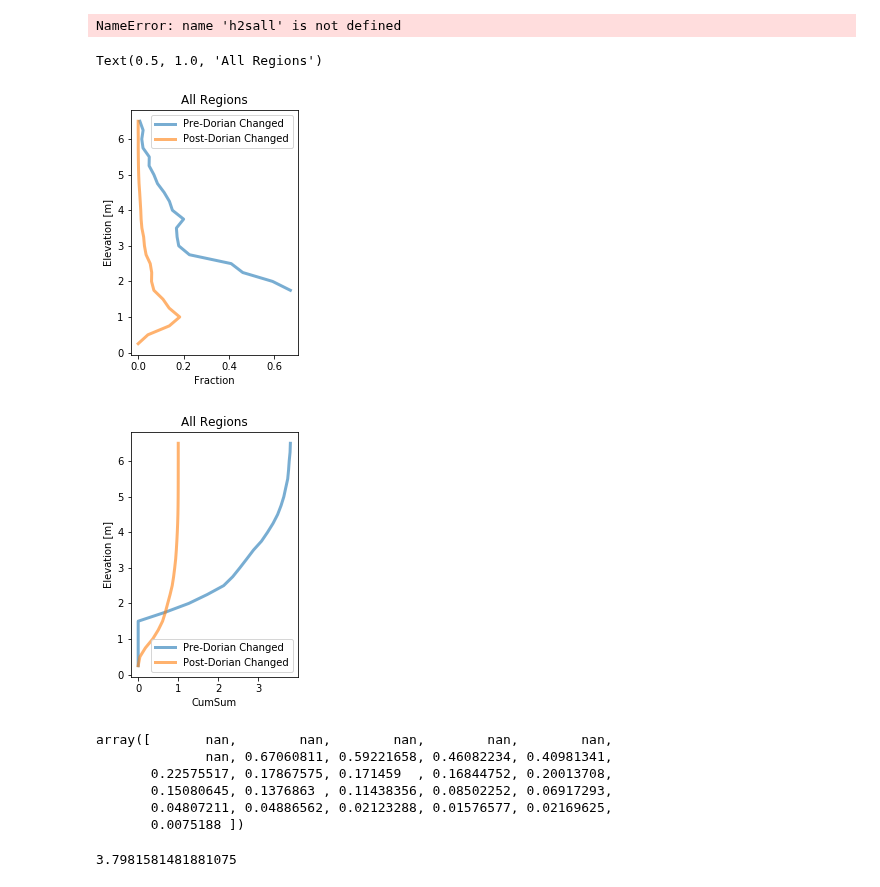
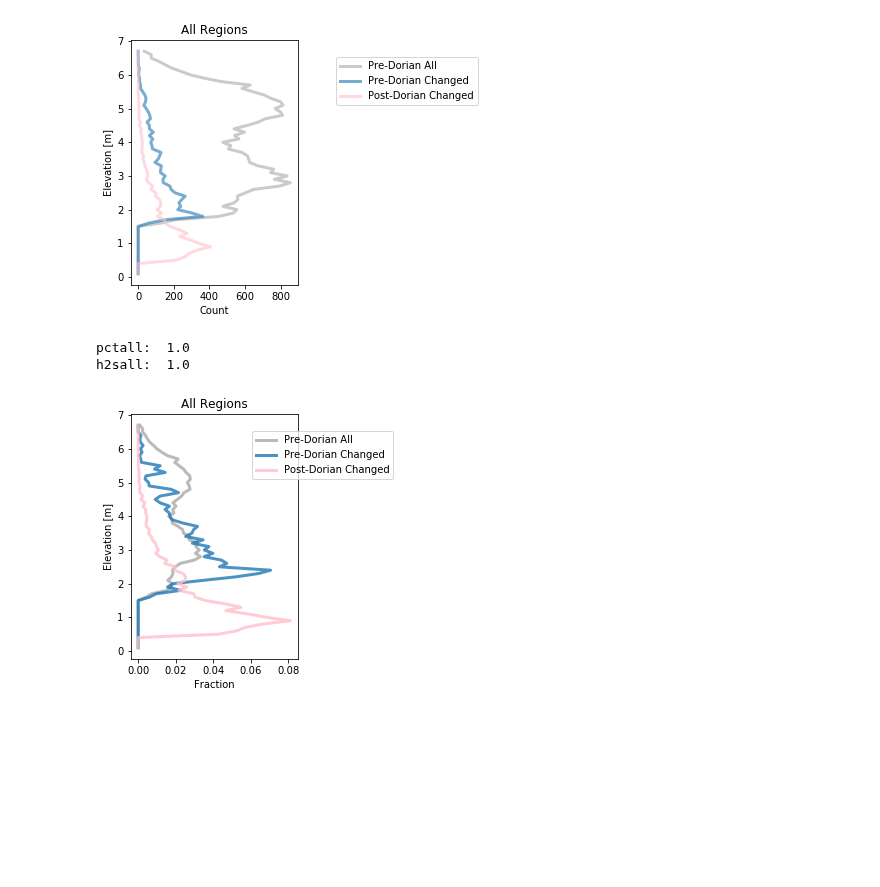
Before and after one commit to csherwood-usgs/CoreBx, a Jupyter notebook: Depth_change_histograms.ipynb, the cells around one changed output. Drawn from its saved outputs; the diff is of its cells as text; code cells hidden in the pictures; blank space fills up the shorter version.

```diff
--- a/Depth_change_histograms.ipynb
+++ b/Depth_change_histograms.ipynb
@@ -185,44 +166,42 @@ Shape x:  (3300,)
-# %%
-np.sum(h2sall)
-# %% [output]
-NameError: name 'h2sall' is not defined
+# %%
+# These commands choose fonts that are editable in svg format
+plt.rcParams['pdf.fonttype'] = 42
+plt.rcParams['ps.fonttype'] = 42
+
+# Histogram of all
+
+fig = plt.figure(figsize=(3,4.5))
+ax = plt.subplot(111)
+plt.plot( h0all, bin_centers,linewidth=3,alpha=.6, c="darkgray",label="Pre-Dorian All")
+
+plt.plot( h1all, bin_centers,linewidth=3,alpha=.6, c=dblue, label="Pre-Dorian Changed")
+plt.plot( h2all, bin_centers,linewidth=3,alpha=.6, c="pink",label="Post-Dorian Changed")
+plt.legend(bbox_to_anchor=(1.2, 0.95))
+ax.set_ylabel("Elevation [m]")
+ax.set_xlabel("Count")
+plt.title("All Regions")
+fig.savefig("histogram.svg", bbox_inches='tight', format='svg')
+# %% [output]
+[figure, added]
 # %%
-    # Histogram of all
+    pctall = pctall/np.nansum(pctall)
+    h2sall = h2all/np.sum(h2all)
+    h0sall = h0sall/np.nansum(h0sall)
 
-    pctall = h1all/h0all
-    h2sall = h2all/np.sum(h2all)
     fig = plt.figure(figsize=(3,4.5))
     ax = plt.subplot(111)
-    plt.plot( pctall, bin_centers,linewidth=3,alpha=.6, label="Pre-Dorian Changed")
-    plt.plot( h2sall, bin_centers,linewidth=3,alpha=.6, label="Post-Dorian Changed")
-    plt.legend()
+    plt.plot( h0sall, bin_centers,linewidth=3,alpha=.8, c="darkgray",label="Pre-Dorian All")
+
+    plt.plot( pctall, bin_centers,linewidth=3,alpha=.8, c=dblue, label="Pre-Dorian Changed")
+    plt.plot( h2sall, bin_centers,linewidth=3,alpha=.8, c="pink",label="Post-Dorian Changed")
+    plt.legend(bbox_to_anchor=(1.6, 0.95))
     ax.set_ylabel("Elevation [m]")
     ax.set_xlabel("Fraction")
     plt.title("All Regions")
 
-
-    fig = plt.figure(figsize=(3,4.5))
-    ax = plt.subplot(111)
-    plt.plot(np.nancumsum (pctall), bin_centers,linewidth=3,alpha=.6, label="Pre-Dorian Changed")
-    plt.plot(np.nancumsum (h2sall), bin_centers,linewidth=3,alpha=.6, label="Post-Dorian Changed")
-    plt.legend()
-    ax.set_ylabel("Elevation [m]")
-    ax.set_xlabel("CumSum")
-    plt.title("All Regions")
+    print("pctall: ",np.nansum(pctall))
+    print("h2sall: ",np.nansum(h2sall))
 # %% [output]
-Text(0.5, 1.0, 'All Regions')
+pctall:  1.0
+h2sall:  1.0
-[figure, old version]
+[figure, new version]
-[figure, removed]
-# %%
-pctall
-# %% [output]
-array([       nan,        nan,        nan,        nan,        nan,
-              nan, 0.67060811, 0.59221658, 0.46082234, 0.40981341,
-       0.22575517, 0.17867575, 0.171459  , 0.16844752, 0.20013708,
-       0.15080645, 0.1376863 , 0.11438356, 0.08502252, 0.06917293,
-       0.04807211, 0.04886562, 0.02123288, 0.01576577, 0.02169625,
-       0.0075188 ])
-# %%
-np.nansum(pctall)
-# %% [output]
-3.7981581481881075
```
Also changed, not shown: parts of 3 cells of this notebook, 3 other files.
